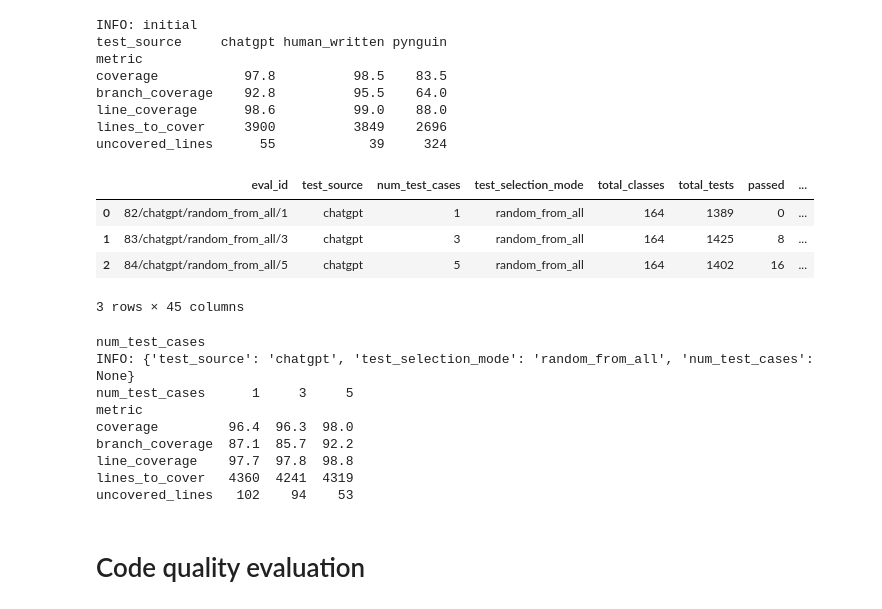
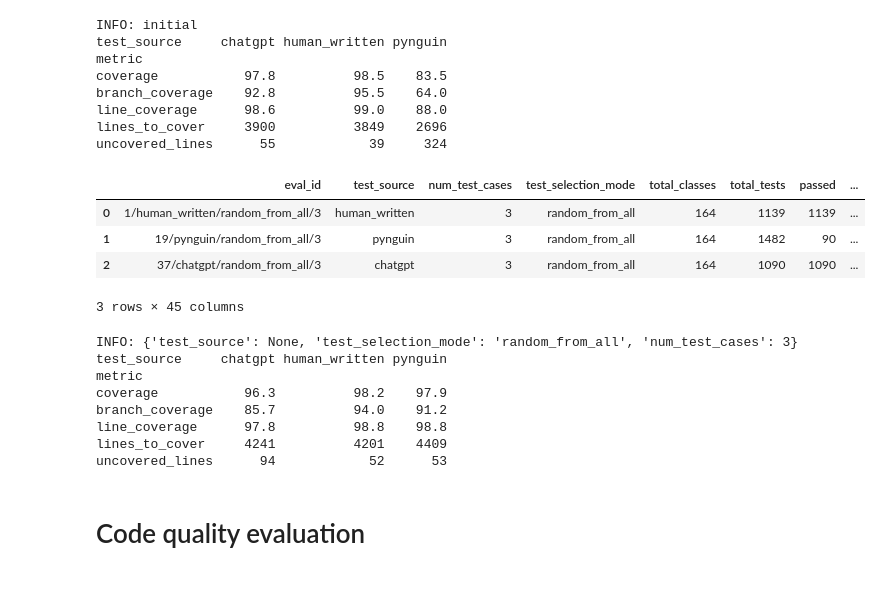
Before and after one commit to AlexChudic/test-suite-enhancement, a Jupyter notebook: src/scripts.ipynb, the cells around one changed output. Drawn from its saved outputs; the diff is of its cells as text; code cells hidden in the pictures.

```diff
--- a/src/scripts.ipynb
+++ b/src/scripts.ipynb
@@ -386,47 +370,46 @@ line_coverage      98.6          99.0    88.0
 lines_to_cover     3900          3849    2696
 uncovered_lines      55            39     324
 # %%
-settings = {
-    'test_source': "chatgpt",
-    'test_selection_mode': 'random_from_all',
-    'num_test_cases': None
-}
-
 def get_enhanced_eval_data(project, settings):
     eval_entries = EvaluationEntry.load_all("enhanced", project)
     data = []
     for eval_entry in eval_entries:
         if "flag" in eval_entry.identifiers and eval_entry.identifiers["flag"] == "old_1":
             continue
         if settings.get('test_source') and eval_entry.get_test_source() != settings['test_source']:
             continue
         if settings.get('test_selection_mode') and eval_entry.identifiers['test_selection_mode'] != settings['test_selection_mode']:
             continue
         if settings.get('num_test_cases') and eval_entry.identifiers['num_test_cases'] != settings['num_test_cases']:
             continue
         data.append(eval_entry.get_eval_entry_csv())
 
     enhanced_dfs = pd.concat(data, ignore_index=True)
     return enhanced_dfs
 
+settings = {
+    'test_source': None,
+    'test_selection_mode': 'random_from_all',
+    'num_test_cases': 3
+}
+
 enhanced_dfs = get_enhanced_eval_data("human_eval", settings)
 display(enhanced_dfs)
 create_coverage_table(enhanced_dfs, settings)
 # %% [output]
 |  | eval_id | test_source | num_test_cases | test_selection_mode | total_classes | total_tests | passed | ... |
-| 0 | 82/chatgpt/random_from_all/1 | chatgpt | 1 | random_from_all | 164 | 1389 | 0 | ... |
-| 1 | 83/chatgpt/random_from_all/3 | chatgpt | 3 | random_from_all | 164 | 1425 | 8 | ... |
-| 2 | 84/chatgpt/random_from_all/5 | chatgpt | 5 | random_from_all | 164 | 1402 | 16 | ... |
+| 0 | 1/human_written/random_from_all/3 | human_written | 3 | random_from_all | 164 | 1139 | 1139 | ... |
+| 1 | 19/pynguin/random_from_all/3 | pynguin | 3 | random_from_all | 164 | 1482 | 90 | ... |
+| 2 | 37/chatgpt/random_from_all/3 | chatgpt | 3 | random_from_all | 164 | 1090 | 1090 | ... |
 3 rows × 45 columns
-num_test_cases
-INFO: {'test_source': 'chatgpt', 'test_selection_mode': 'random_from_all', 'num_test_cases': None}
-num_test_cases      1     3     5
+INFO: {'test_source': None, 'test_selection_mode': 'random_from_all', 'num_test_cases': 3}
+test_source     chatgpt human_written pynguin
 metric
-coverage         96.4  96.3  98.0
-branch_coverage  87.1  85.7  92.2
-line_coverage    97.7  97.8  98.8
-lines_to_cover   4360  4241  4319
-uncovered_lines   102    94    53
+coverage           96.3          98.2    97.9
+branch_coverage    85.7          94.0    91.2
+line_coverage      97.8          98.8    98.8
+lines_to_cover     4241          4201    4409
+uncovered_lines      94            52      53
 # %% [markdown]
 # Code quality evaluation
 # %%
```
Also changed, not shown: parts of 10 cells of this notebook, 2 other files.
